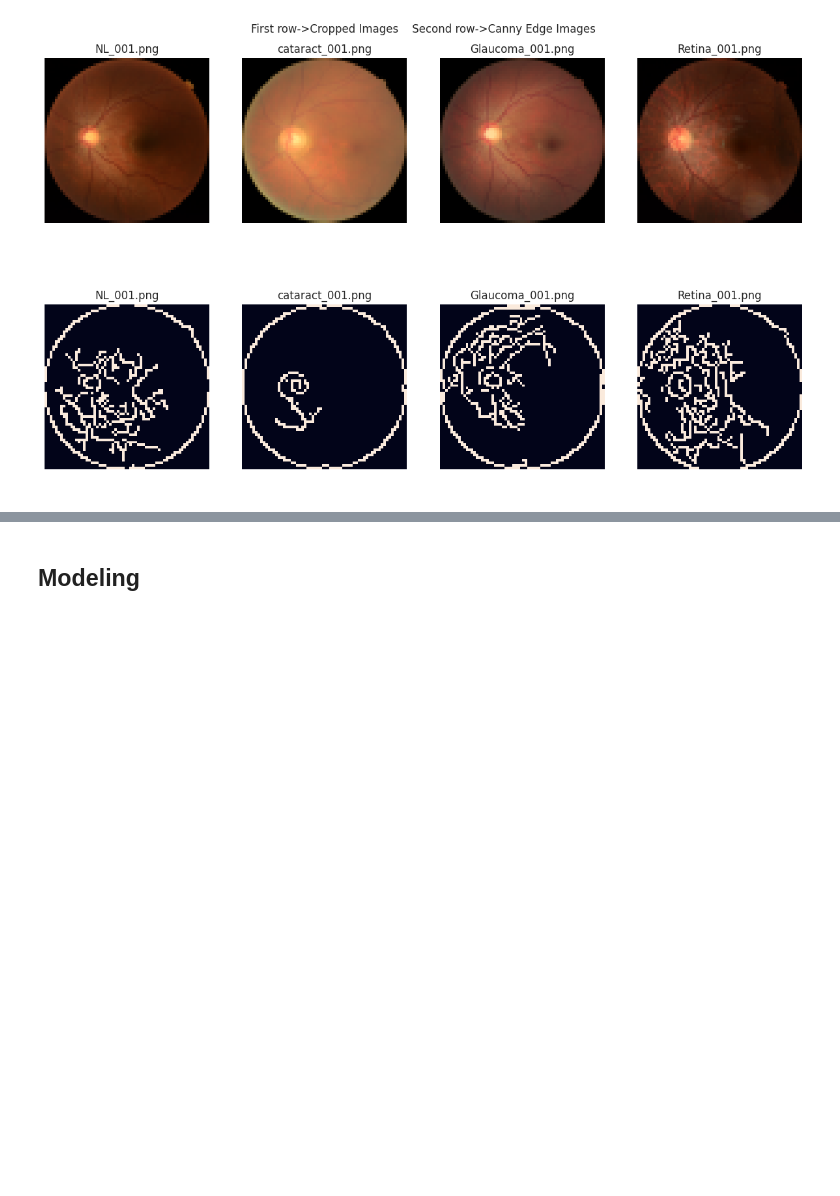
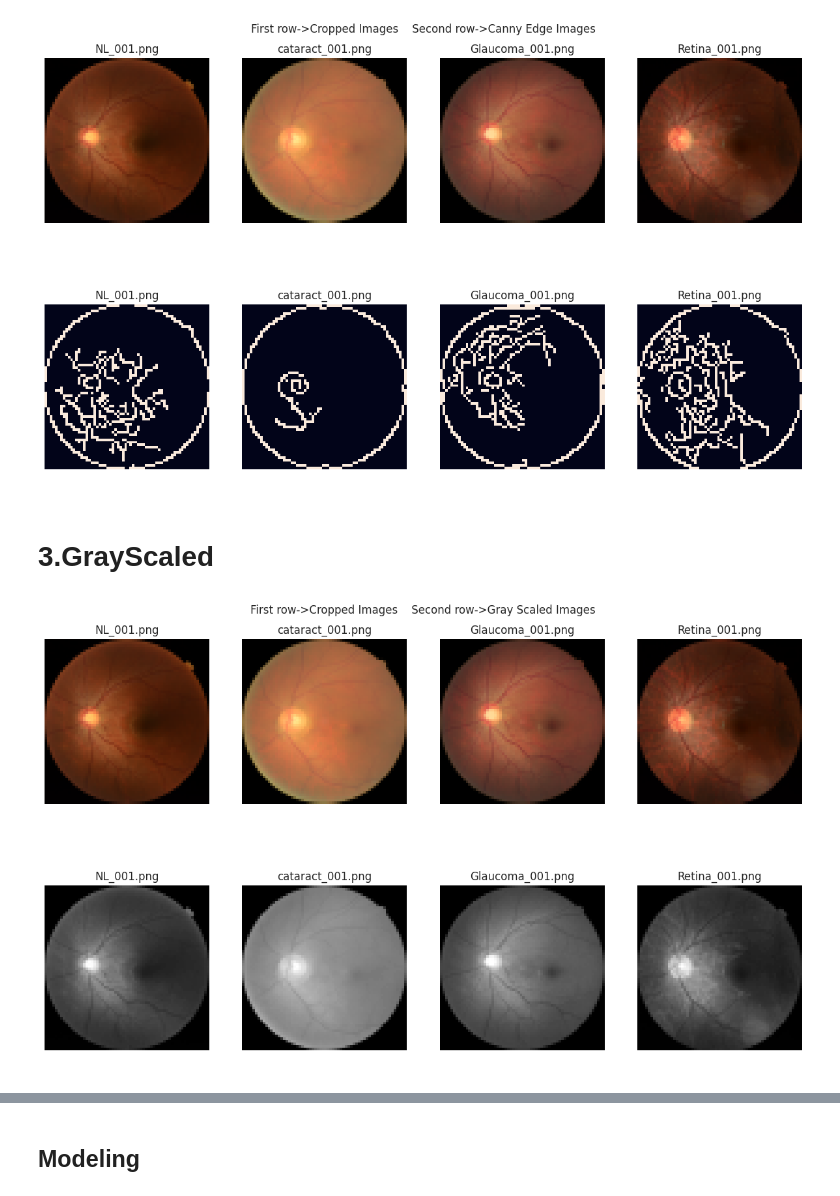
Before and after one commit to semooww/DSCP, a Jupyter notebook: bbm467_template_EN.ipynb, the cells around one changed output, grey strips where cells are left out. Cells and saved outputs as stored; diff of their text form; code cells hidden in the pictures; blank space fills up the shorter version.

```diff
--- a/bbm467_template_EN.ipynb
+++ b/bbm467_template_EN.ipynb
@@ -123,7 +117,7 @@ for path in sorted(os.listdir(DATASET_PATH)):
 # Create an empty dataframe
 df = pd.DataFrame(0,
                   columns=['paths',
-                           'class-label'],
+                           'class_label'],
                   index=range(total))
 # store each image path in the dataframe
 # class labels -> 0:Normal 1:Cataract 2:Glaucoma 3:RetinaDisease
@@ -135,6 +129,10 @@ for p, path in enumerate(dataset_folders):  # main folders
         i += 1
 # Display some examples for the created DataFrame
 print(df.sample(frac=1, random_state=SEED).head(10))
+train_df, test_df = train_test_split(df,
+                                     test_size=0.2,
+                                     random_state=SEED,
+                                     stratify=df['class_label'])
 # %% [output]
 There are 4 folder in dataset.
         -There are 300 images in 1_normal folder.
@@ -159,7 +157,7 @@ images_array1 = []
 images_array2 = []
 
 
-def display_examples(images_array1, images_array2, row1, row2):
+def display_examples(images_array1, images_array2, row1, row2, channel=3):
     fig = plt.figure(figsize=(15, 9))
     plt.title(f"First row->{row1} Images    Second row->{row2} Images")
     plt.axis('off')
@@ -175,7 +173,10 @@ def display_examples(images_array1, images_array2, row1, row2):
         fig.add_subplot(2, 4, i + 5)
         plt.axis('off')
         plt.title(current_path.split("/")[3])
-        plt.imshow(images_array2[i])
+        if channel == 1:
+            plt.imshow(images_array2[i], cmap='gray')
+        else:
+            plt.imshow(images_array2[i])
 # %% [markdown]
 ## Initial preprocess
 Our first preprocess is apllied also for all other preprocesses that we used.
@@ -201,7 +202,7 @@ def deleteBlackAreas(filename):
                              cv2.COLOR_BGR2RGB)  # resize to image_size and change color space from BGR to RGB for matplotlib
         return crop1
     else:
-        return cv2.resize(img, image_size, interpolation=cv2.INTER_AREA)
+        return cv2.cvtColor(cv2.resize(img, image_size, interpolation=cv2.INTER_AREA), cv2.COLOR_BGR2RGB)
 # %%
 for i in range(4):
     img = cv2.resize(cv2.cvtColor(cv2.imread(example_paths[i]), cv2.COLOR_BGR2RGB), (IMAGE_WIDTH, IMAGE_HEIGHT))
@@ -258,3 +259,21 @@ images_array1.clear()
 images_array2.clear()
 # %% [output]
 [figure]
+# %% [markdown]
+# 3.GrayScaled
+# %%
+def convertToGray(img):
+    img_copy = img.copy()
+    img_copy = cv2.cvtColor(img_copy, cv2.COLOR_RGB2GRAY)
+    return img_copy
+# %%
+for i in range(4):
+    img = deleteBlackAreas(example_paths[i])
+    images_array1.append(img)
+    img2 = convertToGray(img)
+    images_array2.append(img2)
+display_examples(images_array1, images_array2, "Cropped", "Gray Scaled", 1)
+images_array1.clear()
+images_array2.clear()
+# %% [output]
+[figure, added]
```
Also changed, not shown: parts of 36 cells of this notebook, 1 other file.
